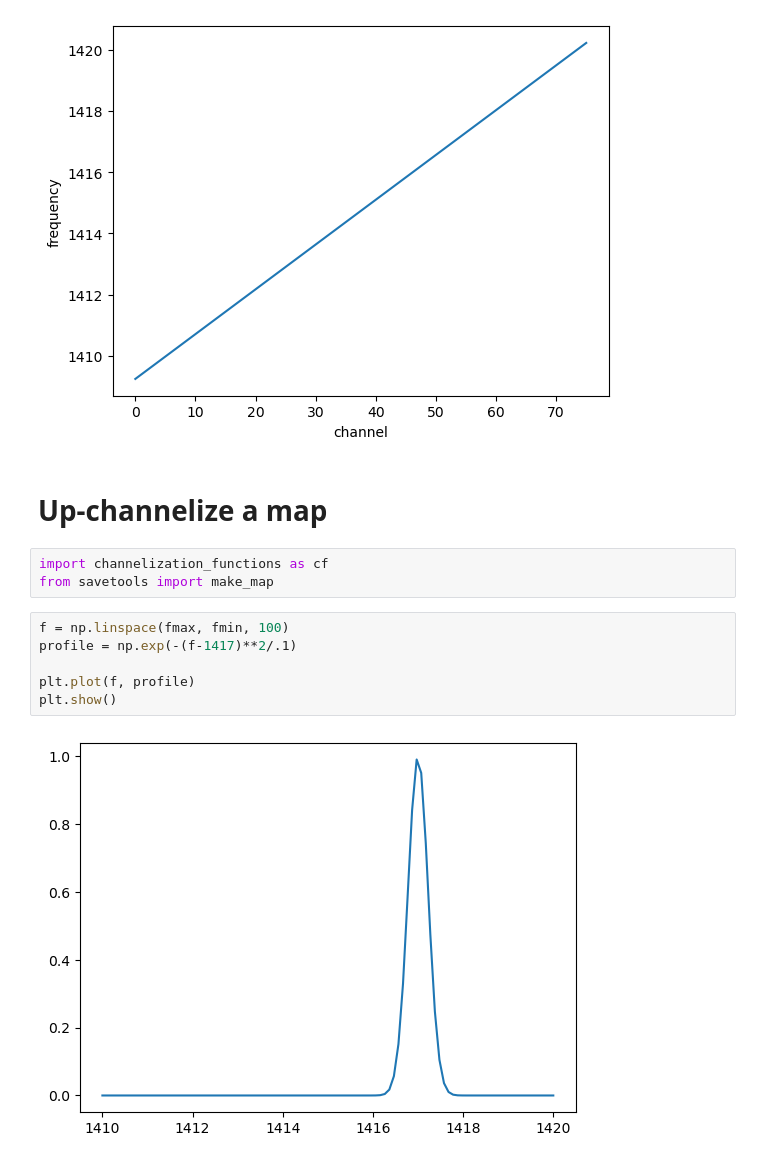
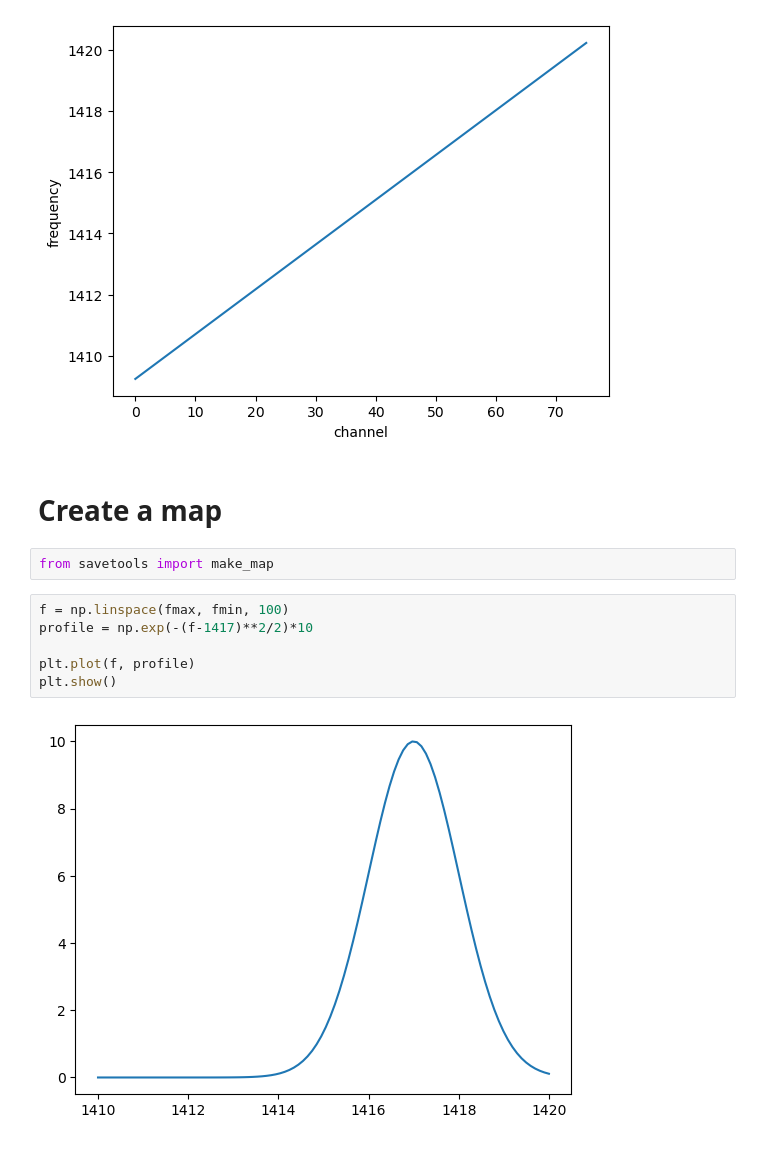
Before and after one commit to rebeccaceppas/H_GASP, a Jupyter notebook: notebooks/test_upchannelization.ipynb, the cells around one changed output. Drawn from its saved outputs; the diff is of its cells as text.

```diff
--- a/notebooks/test_upchannelization.ipynb
+++ b/notebooks/test_upchannelization.ipynb
@@ -82,15 +84,14 @@ plt.show()
 # %% [output]
 [figure]
 # %% [markdown]
-# Up-channelize a map
+# Create a map
 # %%
-import channelization_functions as cf
 from savetools import make_map
 # %%
 f = np.linspace(fmax, fmin, 100)
-profile = np.exp(-(f-1417)**2/.1)
+profile = np.exp(-(f-1417)**2/2)*10
 
 plt.plot(f, profile)
 plt.show()
 # %% [output]
-[figure, old version]
+[figure, new version]
```
Also changed, not shown: parts of 20 cells of this notebook, 6 other files.
